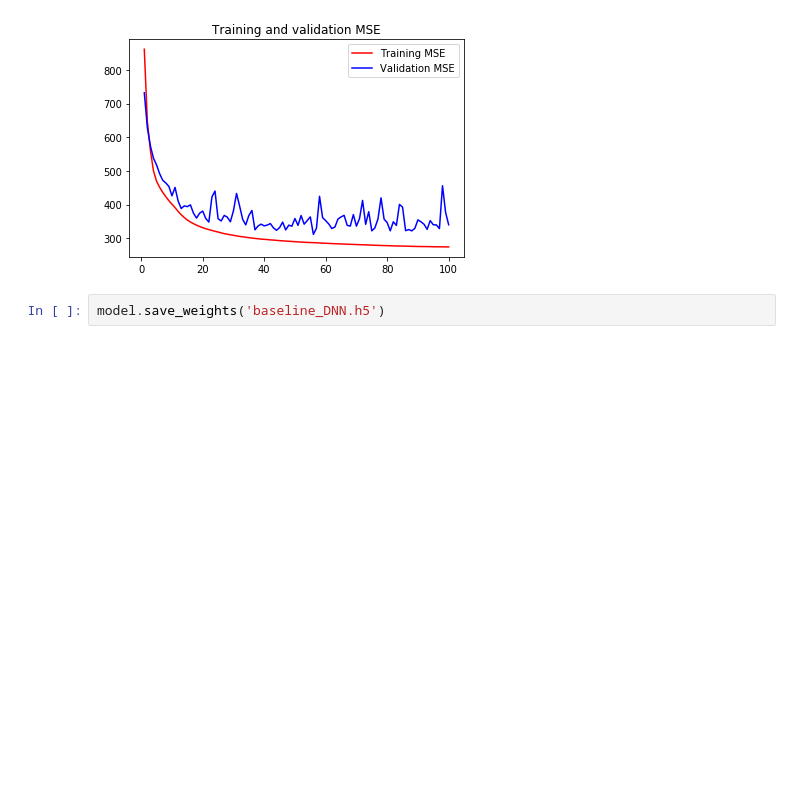
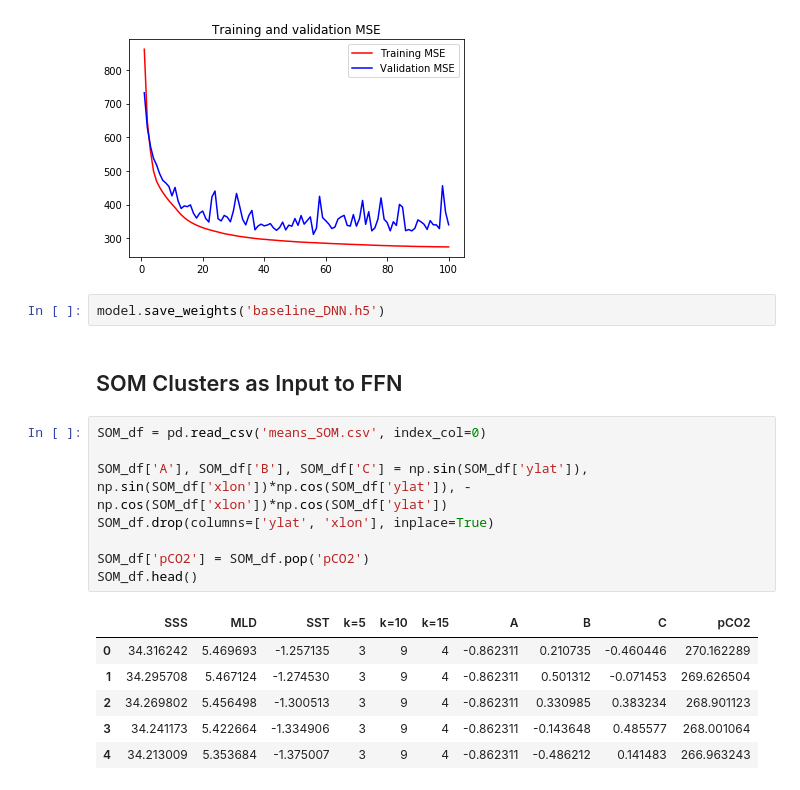
Before and after one commit to manksh/ocean-co2-absorption, a Jupyter notebook: notebooks/FFN Baseline.ipynb, the cells around one changed output. Saved outputs shown, nothing was run; the diff lists cells and outputs as text; blank space fills up the shorter version.

```diff
--- a/notebooks/FFN Baseline.ipynb
+++ b/notebooks/FFN Baseline.ipynb
@@ -103,3 +110,20 @@ plt.show()
 [figure]
 # %%
 model.save_weights('baseline_DNN.h5')
+# %% [markdown]
+## SOM Clusters as Input to FFN
+# %%
+SOM_df = pd.read_csv('means_SOM.csv', index_col=0)
+
+SOM_df['A'], SOM_df['B'], SOM_df['C'] = np.sin(SOM_df['ylat']), np.sin(SOM_df['xlon'])*np.cos(SOM_df['ylat']), -np.cos(SOM_df['xlon'])*np.cos(SOM_df['ylat'])
+SOM_df.drop(columns=['ylat', 'xlon'], inplace=True)
+
+SOM_df['pCO2'] = SOM_df.pop('pCO2')
+SOM_df.head()
+# %% [output]
+|  | SSS | MLD | SST | k=5 | k=10 | k=15 | A | B | C | pCO2 |
+| 0 | 34.316242 | 5.469693 | -1.257135 | 3 | 9 | 4 | -0.862311 | 0.210735 | -0.460446 | 270.162289 |
+| 1 | 34.295708 | 5.467124 | -1.274530 | 3 | 9 | 4 | -0.862311 | 0.501312 | -0.071453 | 269.626504 |
+| 2 | 34.269802 | 5.456498 | -1.300513 | 3 | 9 | 4 | -0.862311 | 0.330985 | 0.383234 | 268.901123 |
+| 3 | 34.241173 | 5.422664 | -1.334906 | 3 | 9 | 4 | -0.862311 | -0.143648 | 0.485577 | 268.001064 |
+| 4 | 34.213009 | 5.353684 | -1.375007 | 3 | 9 | 4 | -0.862311 | -0.486212 | 0.141483 | 266.963243 |
```
Also changed, not shown: parts of 9 cells of this notebook.
